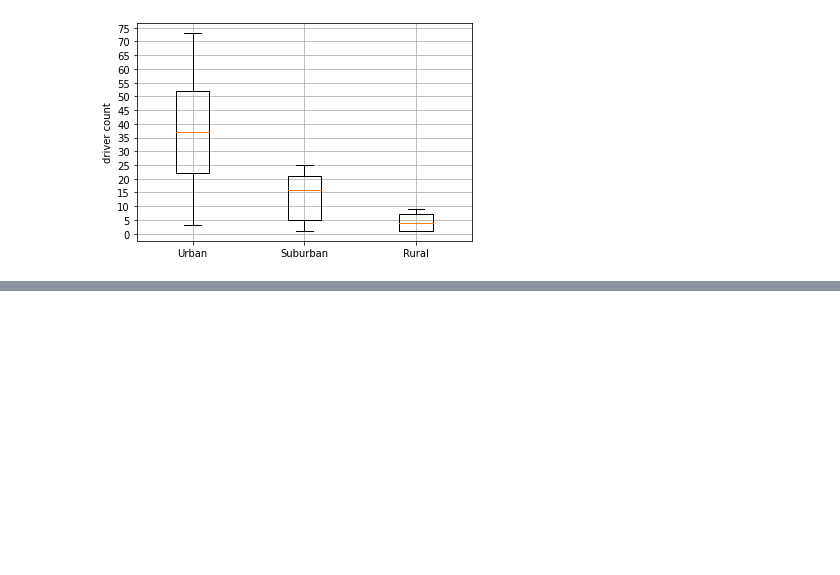
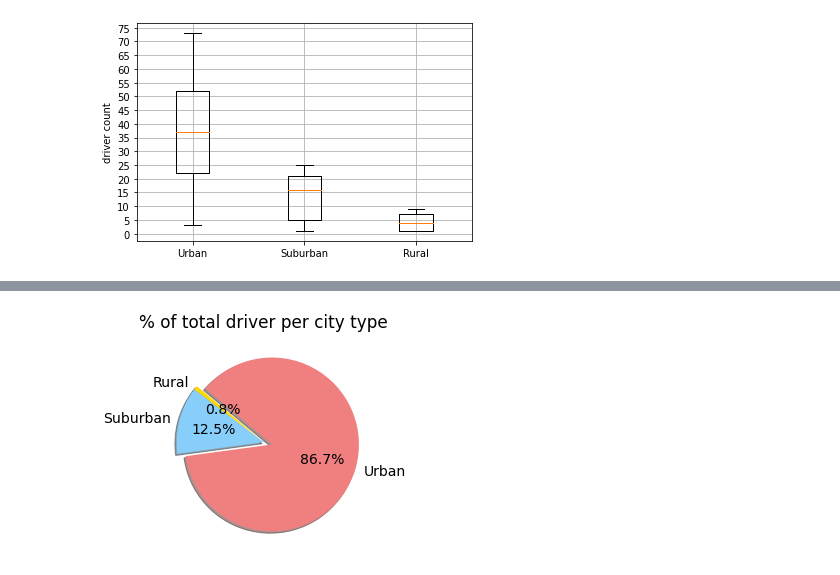
Before and after one commit to shrouqalulaime/PyBer_Analysis, a Jupyter notebook: PyBer.ipynb, the cells around one changed output, grey strips where cells are left out. Saved outputs shown, nothing was run; the diff lists cells and outputs as text; code cells hidden in the pictures; blank space fills up the shorter version.

```diff
--- a/PyBer.ipynb
+++ b/PyBer.ipynb
@@ -357,0 +410,11 @@ plt.show()
+# %%
+labels=['Rural', 'Suburban', 'Urban']
+colors=['gold', 'lightskyblue', 'lightcoral']
+explode=[0,0,0.1]
+plt.pie(driver_perecnt, labels=labels, colors=colors, explode=explode, autopct='%1.1f%%',
+       shadow=True, startangle=140)
+plt.title('% of total driver per city type')
+plt.savefig('Analysis/Fig5.png')
+plt.show()
+# %% [output]
+[figure, added]
```
Also changed, not shown: parts of 6 cells of this notebook, 3 other files.
